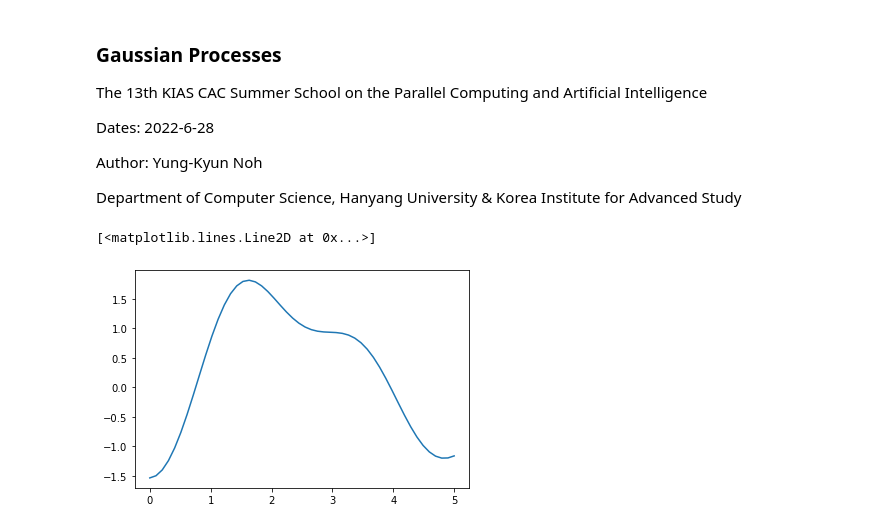
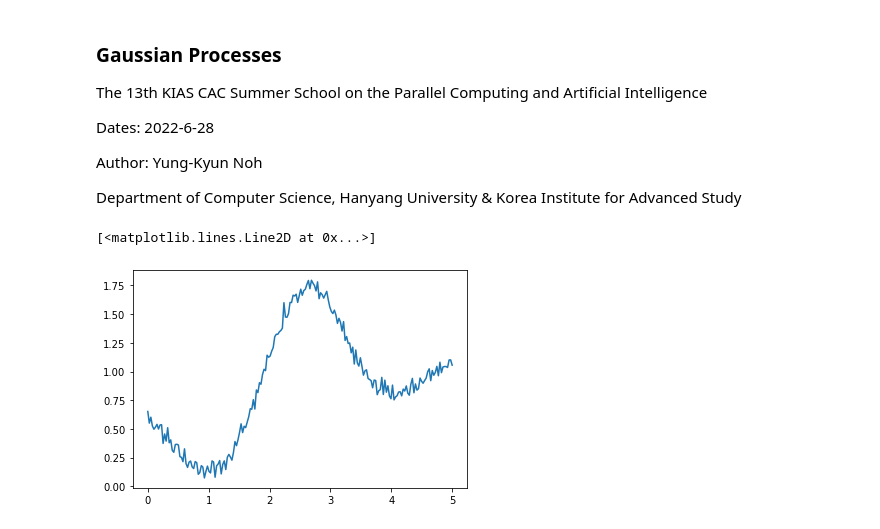
Before and after one commit to nohyung/KIAS_CAC_Summer_School_2022_Examples, a Jupyter notebook: KIAS_CAC_Summer_School_2022_Gaussian_Processes.ipynb, the cells around one changed output. Cells and saved outputs as stored; diff of their text form; code cells hidden in the pictures.

```diff
--- a/KIAS_CAC_Summer_School_2022_Gaussian_Processes.ipynb
+++ b/KIAS_CAC_Summer_School_2022_Gaussian_Processes.ipynb
@@ -20,15 +20,18 @@ def GaussianKernel(X1, X2, sig=1.):
     K = np.exp(-.5*dist_sqs/sig**2)
     return K
 # %%
-n_sample = 50
+n_sample = 200
+# obs_noise = 0
+obs_noise = .002
 xs = np.linspace(0, 5, n_sample).reshape([-1,1])
 K = GaussianKernel(xs, xs)  # covariances
+K = K + obs_noise*np.eye(n_sample)
 ys = np.random.multivariate_normal(np.zeros(n_sample), K, 1)
 
 plt.plot(xs.T[0], ys[0])
 # %% [output]
 [<matplotlib.lines.Line2D at 0x...>]
-[figure, old version]
+[figure, new version]
 # %%
 # Collection of functions
 gp_sample_n = 50     # number of functions
```
Also changed, not shown: parts of 6 cells of this notebook.
